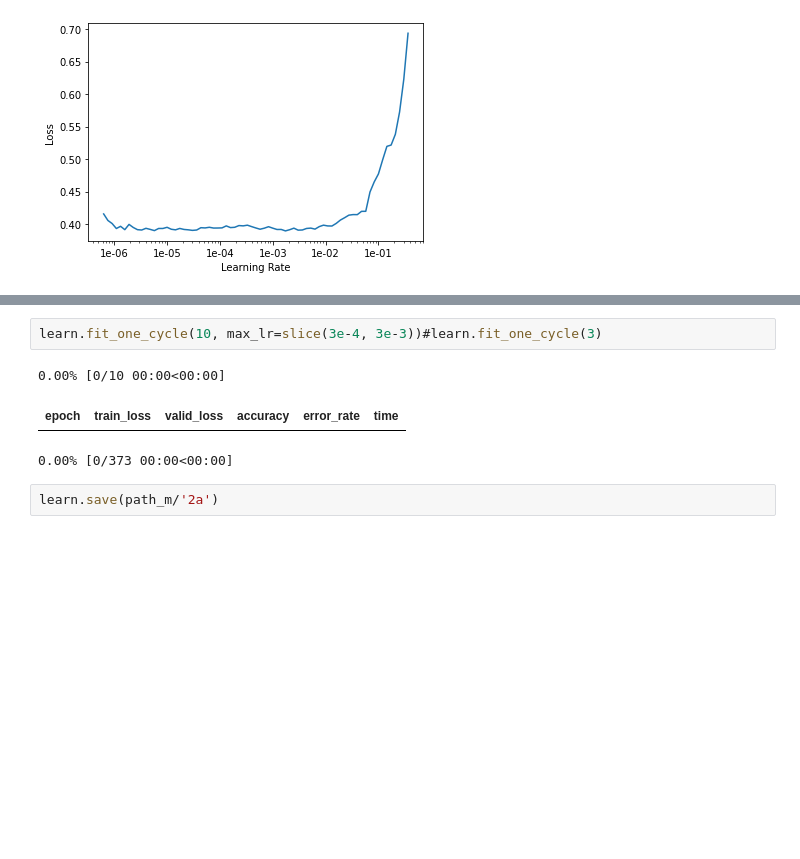
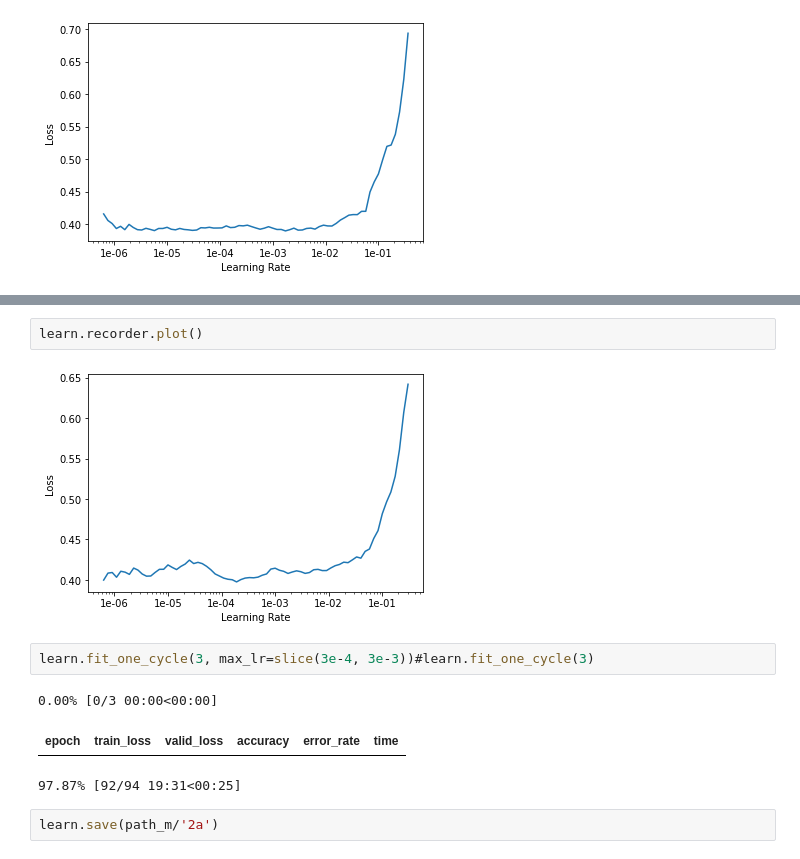
Before and after one commit to GrueneKatze/AI-for-Medicine-Coursera, a Jupyter notebook: Pneumonia_detection_with_FastAI.ipynb, the cells around one changed output, grey strips where cells are left out. Drawn from its saved outputs; the diff is of its cells as text; blank space fills up the shorter version.

```diff
--- a/Pneumonia_detection_with_FastAI.ipynb
+++ b/Pneumonia_detection_with_FastAI.ipynb
@@ -372,9 +355,13 @@ learn.recorder.plot()
+# %%
+learn.recorder.plot()
+# %% [output]
+[figure, added]
 # %%
-learn.fit_one_cycle(10, max_lr=slice(3e-4, 3e-3))#learn.fit_one_cycle(3)
+learn.fit_one_cycle(3, max_lr=slice(3e-4, 3e-3))#learn.fit_one_cycle(3)
 # %% [output]
-0.00% [0/10 00:00<00:00]
+0.00% [0/3 00:00<00:00]
 | epoch | train_loss | valid_loss | accuracy | error_rate | time |
-0.00% [0/373 00:00<00:00]
+97.87% [92/94 19:31<00:25]
 # %%
 learn.save(path_m/'2a')
 # %% [markdown]
```
Also changed, not shown: parts of 6 cells of this notebook.
